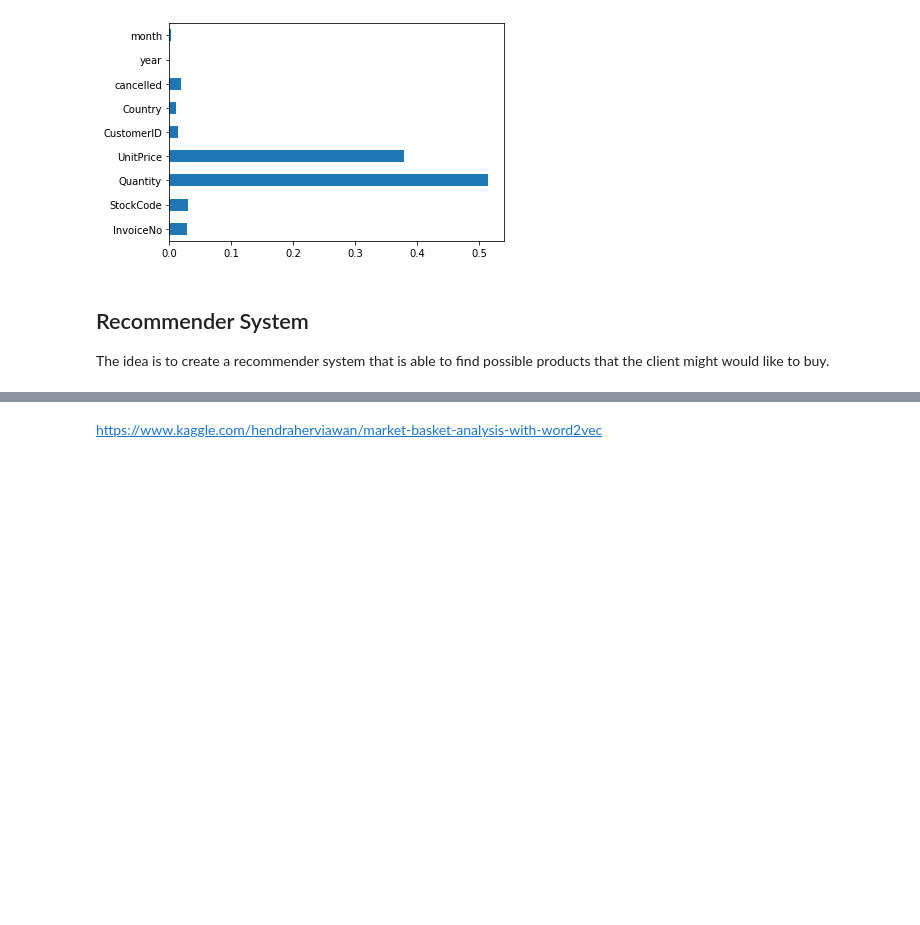
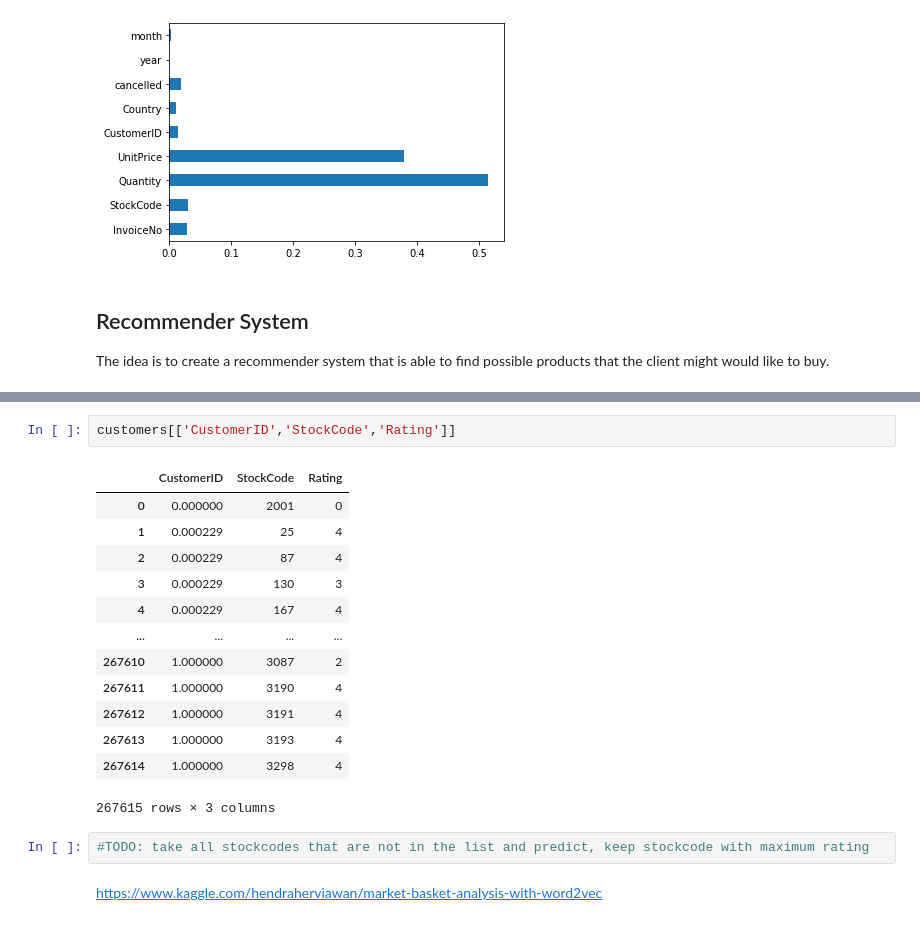
Before and after one commit to rootstrap/datasciene-ecommerce, a Jupyter notebook: e-commerce-example.ipynb, the cells around one changed output, grey strips where cells are left out. Saved outputs shown, nothing was run; the diff lists cells and outputs as text; blank space fills up the shorter version.

```diff
--- a/e-commerce-example.ipynb
+++ b/e-commerce-example.ipynb
@@ -801,2 +865,20 @@ IndexError: only integers, slices (`:`), ellipsis (`...`), numpy.newaxis (`None`
+# %%
+customers[['CustomerID','StockCode','Rating']]
+# %% [output]
+|  | CustomerID | StockCode | Rating |
+| 0 | 0.000000 | 2001 | 0 |
+| 1 | 0.000229 | 25 | 4 |
+| 2 | 0.000229 | 87 | 4 |
+| 3 | 0.000229 | 130 | 3 |
+| 4 | 0.000229 | 167 | 4 |
+| ... | ... | ... | ... |
+| 267610 | 1.000000 | 3087 | 2 |
+| 267611 | 1.000000 | 3190 | 4 |
+| 267612 | 1.000000 | 3191 | 4 |
+| 267613 | 1.000000 | 3193 | 4 |
+| 267614 | 1.000000 | 3298 | 4 |
+267615 rows × 3 columns
+# %%
+#TODO: take all stockcodes that are not in the list and predict, keep stockcode with maximum rating
 # %% [markdown]
 https://www.kaggle.com/hendraherviawan/market-basket-analysis-with-word2vec
```
Also changed, not shown: parts of 14 cells of this notebook.
